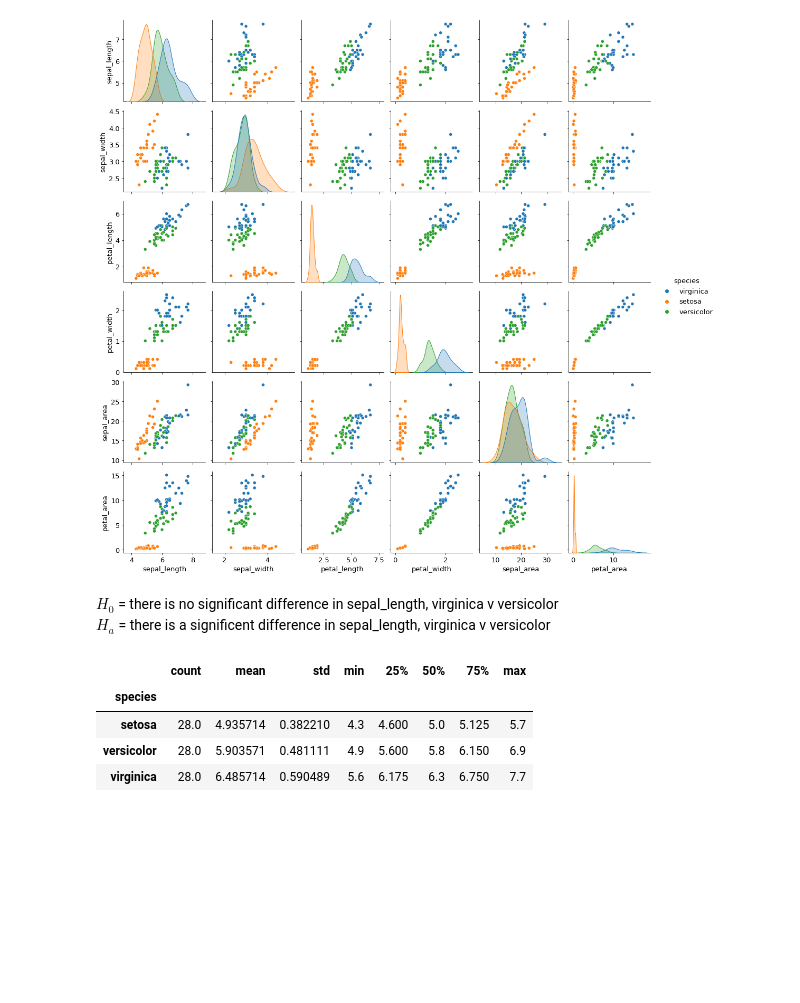
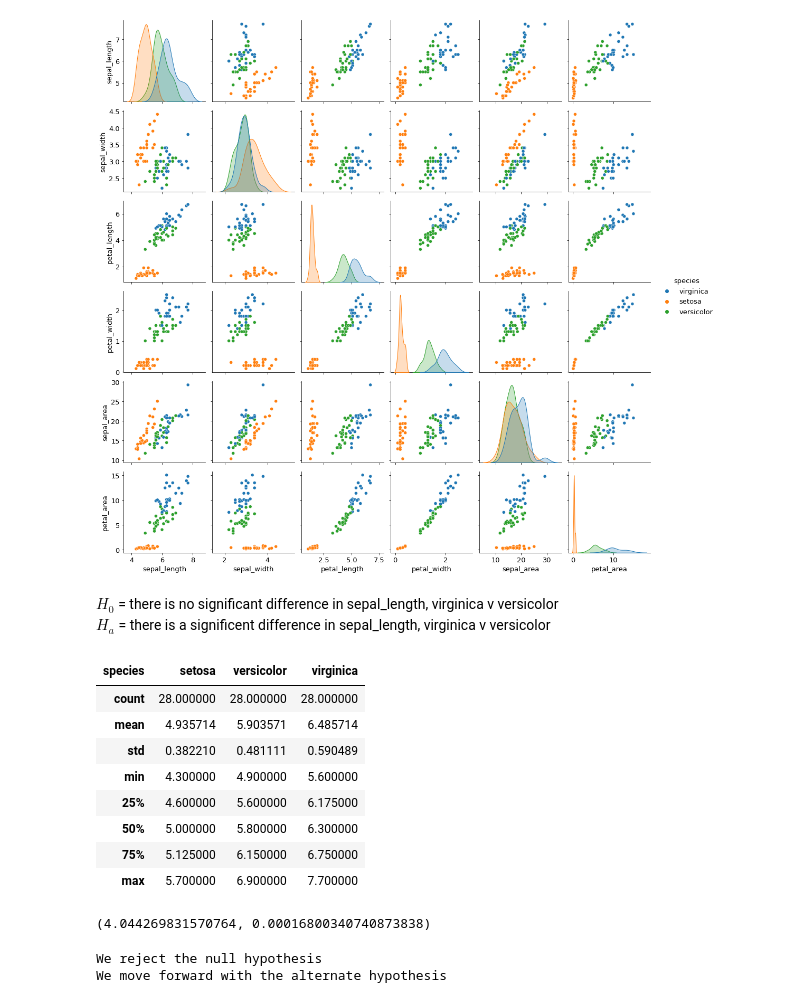
Before and after one commit to DesireeMcElroy/classification-exercises, a Jupyter notebook: classification_exercises.ipynb, the cells around one changed output. Drawn from its saved outputs; the diff is of its cells as text; code cells hidden in the pictures; blank space fills up the shorter version.

```diff
--- a/classification_exercises.ipynb
+++ b/classification_exercises.ipynb
@@ -706,10 +709,14 @@ $H_{a}$ = there is a significent difference in sepal_length, virginica v versico
 
 alpha = 0.05
 # %%
-train.groupby('species').sepal_length.describe()
+train.groupby('species').sepal_length.describe().T
 # %% [output]
-|  | count | mean | std | min | 25% | 50% | 75% | max |
-| species |  |  |  |  |  |  |  |  |
-| setosa | 28.0 | 4.935714 | 0.382210 | 4.3 | 4.600 | 5.0 | 5.125 | 5.7 |
-| versicolor | 28.0 | 5.903571 | 0.481111 | 4.9 | 5.600 | 5.8 | 6.150 | 6.9 |
-| virginica | 28.0 | 6.485714 | 0.590489 | 5.6 | 6.175 | 6.3 | 6.750 | 7.7 |
+| species | setosa | versicolor | virginica |
+| count | 28.000000 | 28.000000 | 28.000000 |
+| mean | 4.935714 | 5.903571 | 6.485714 |
+| std | 0.382210 | 0.481111 | 0.590489 |
+| min | 4.300000 | 4.900000 | 5.600000 |
+| 25% | 4.600000 | 5.600000 | 6.175000 |
+| 50% | 5.000000 | 5.800000 | 6.300000 |
+| 75% | 5.125000 | 6.150000 | 6.750000 |
+| max | 5.700000 | 6.900000 | 7.700000 |
@@ -715,0 +727,15 @@ train.groupby('species').sepal_length.describe()
+# %%
+t, p = stats.ttest_ind(virginica.sepal_length, versicolor.sepal_length)
+t, p
+# %% [output]
+(4.044269831570764, 0.00016800340740873838)
+# %%
+if p < alpha and t > 0:
+    print("We reject the null hypothesis")
+    print("We move forward with the alternate hypothesis")
+else:
+    print("we fail to reject the null hypothesis")
+    print("we dont have sufficent evidence to support the claim that", alternative_hypothesis)
+# %% [output]
+We reject the null hypothesis
+We move forward with the alternate hypothesis
```
Also changed, not shown: parts of 4 cells of this notebook.
